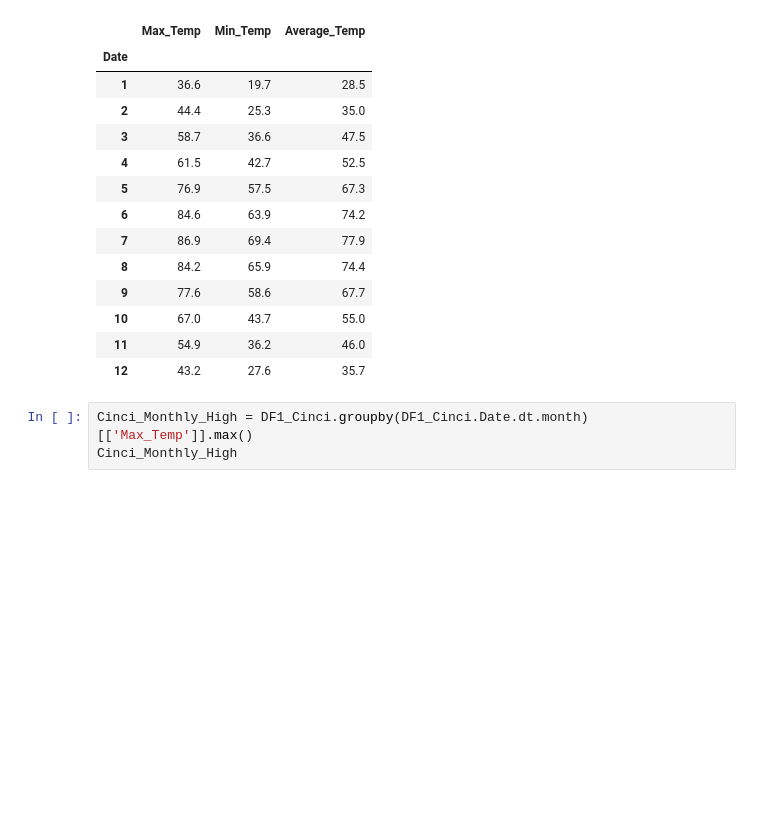
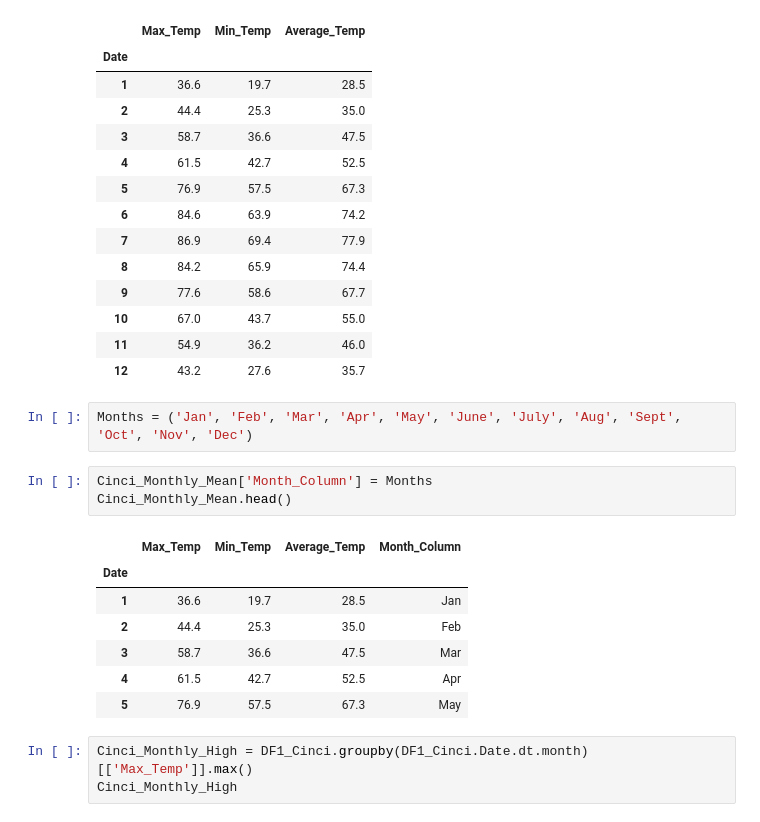
Before and after one commit to BerisDizdar/City_Weather_Comparison, a Jupyter notebook: City_Weather_Comp_2.ipynb, the cells around one changed output. Saved outputs shown, nothing was run; the diff lists cells and outputs as text; blank space fills up the shorter version.

```diff
--- a/City_Weather_Comp_2.ipynb
+++ b/City_Weather_Comp_2.ipynb
@@ -287,6 +287,19 @@ Cinci_Monthly_Mean
 | 10 | 67.0 | 43.7 | 55.0 |
 | 11 | 54.9 | 36.2 | 46.0 |
 | 12 | 43.2 | 27.6 | 35.7 |
+# %%
+Months = ('Jan', 'Feb', 'Mar', 'Apr', 'May', 'June', 'July', 'Aug', 'Sept', 'Oct', 'Nov', 'Dec')
+# %%
+Cinci_Monthly_Mean['Month_Column'] = Months
+Cinci_Monthly_Mean.head()
+# %% [output]
+|  | Max_Temp | Min_Temp | Average_Temp | Month_Column |
+| Date |  |  |  |  |
+| 1 | 36.6 | 19.7 | 28.5 | Jan |
+| 2 | 44.4 | 25.3 | 35.0 | Feb |
+| 3 | 58.7 | 36.6 | 47.5 | Mar |
+| 4 | 61.5 | 42.7 | 52.5 | Apr |
+| 5 | 76.9 | 57.5 | 67.3 | May |
 # %%
 Cinci_Monthly_High = DF1_Cinci.groupby(DF1_Cinci.Date.dt.month)[['Max_Temp']].max()
 Cinci_Monthly_High
```
Also changed, not shown: parts of 2 cells of this notebook.
